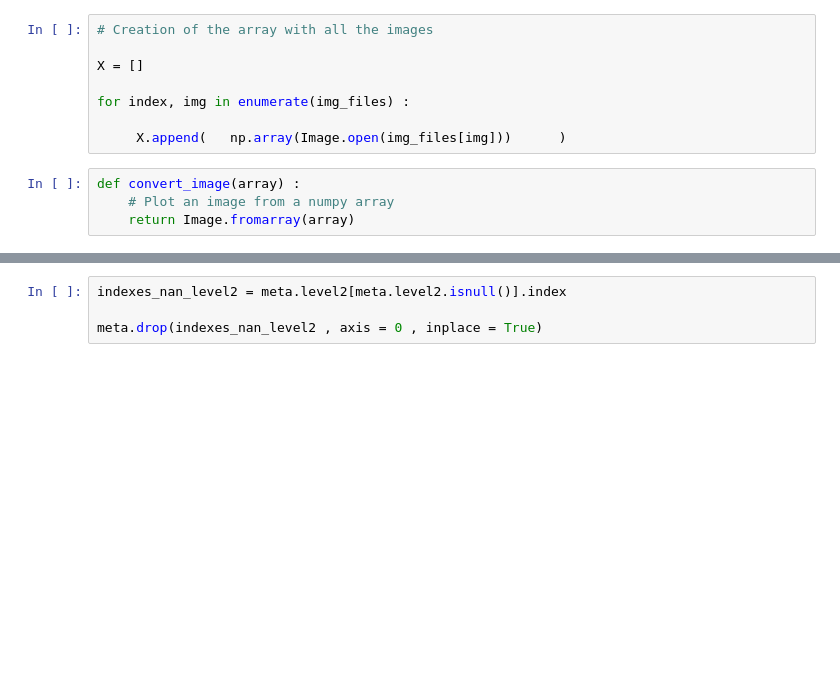
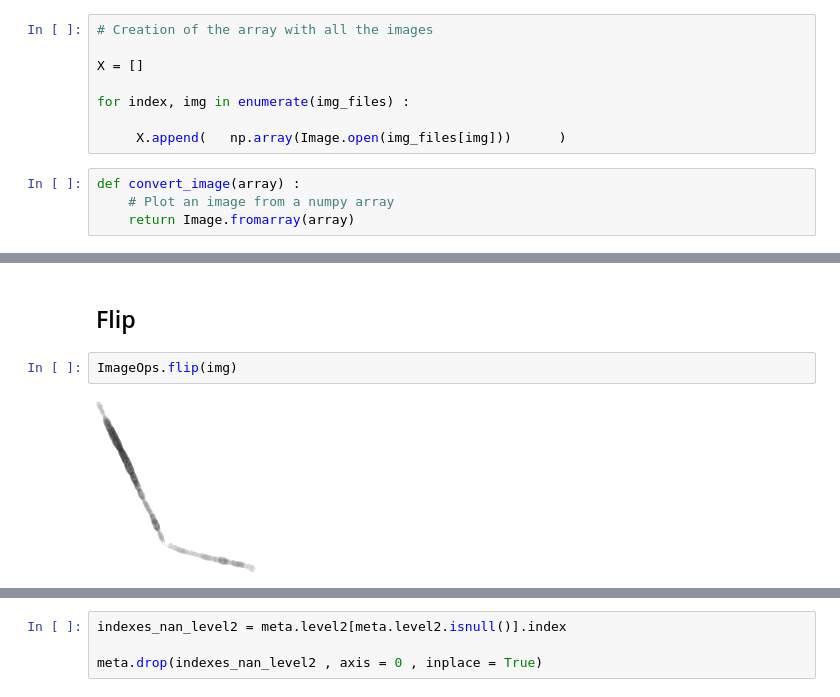
Before and after one commit to Makubu/AML, a Jupyter notebook: Plankton/plankton_challenge.ipynb, the cells around one changed output, grey strips where cells are left out. Cells and saved outputs as stored; diff of their text form; blank space fills up the shorter version.

```diff
--- a/Plankton/plankton_challenge.ipynb
+++ b/Plankton/plankton_challenge.ipynb
@@ -563,0 +401,6 @@ def convert_image(array) :
+# %% [markdown]
+## Flip
+# %%
+ImageOps.flip(img)
+# %% [output]
+[figure, added]
```
Also changed, not shown: parts of 105 cells of this notebook.
